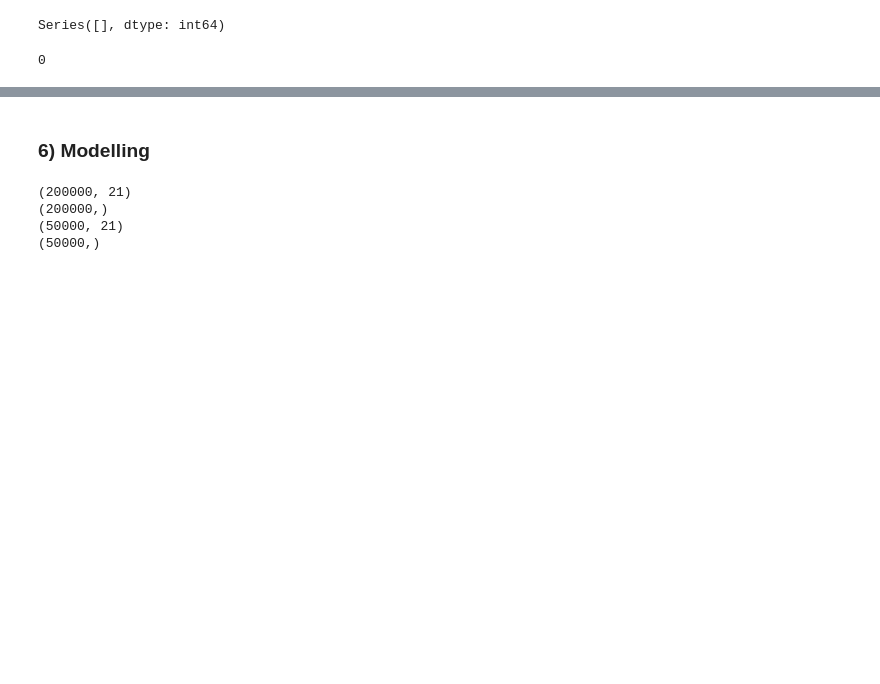
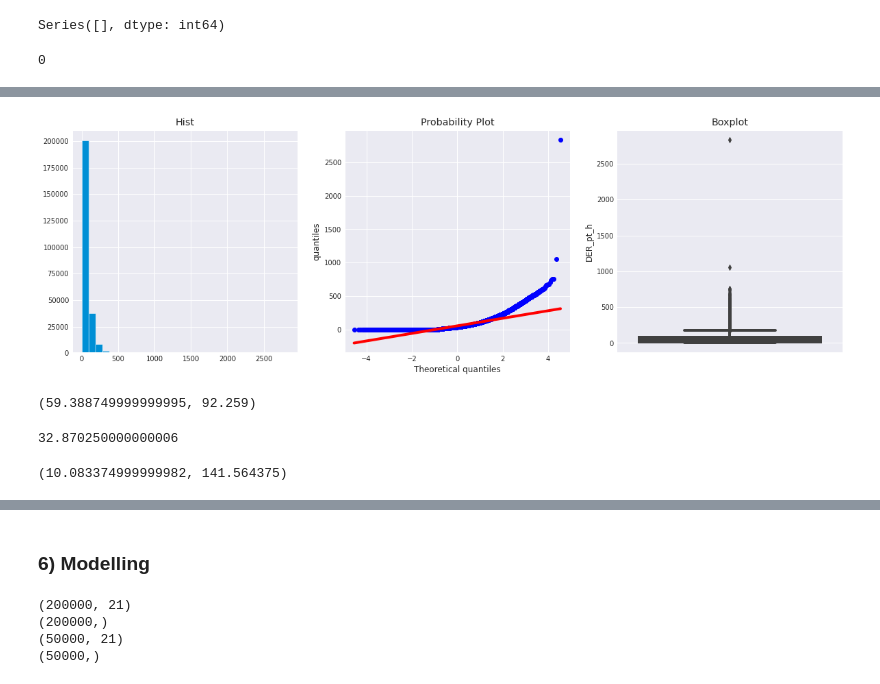
Before and after one commit to sureshmecad/Higgs-Boson-Decay-TMLC, a Jupyter notebook: 3_Higgs_Boson_Final.ipynb, the cells around one changed output, grey strips where cells are left out. Saved outputs shown, nothing was run; the diff lists cells and outputs as text; code cells hidden in the pictures; blank space fills up the shorter version.

```diff
--- a/3_Higgs_Boson_Final.ipynb
+++ b/3_Higgs_Boson_Final.ipynb
@@ -342,0 +409,21 @@ Higgs.isnull().sum().sum()
+# %%
+get_dist(Higgs, 'DER_pt_h')
+# %% [output]
+[figure, added]
+# %%
+Q1 = Higgs['DER_mass_vis'].quantile(0.25)
+Q3 = Higgs['DER_mass_vis'].quantile(0.75)
+Q1, Q3
+# %% [output]
+(59.388749999999995, 92.259)
+# %%
+IQR = Q3 - Q1
+IQR
+# %% [output]
+32.870250000000006
+# %%
+lower_limit = Q1-1.5*IQR
+upper_limit = Q3+1.5*IQR
+lower_limit, upper_limit
+# %% [output]
+(10.083374999999982, 141.564375)
```
Also changed, not shown: parts of 20 cells of this notebook.
